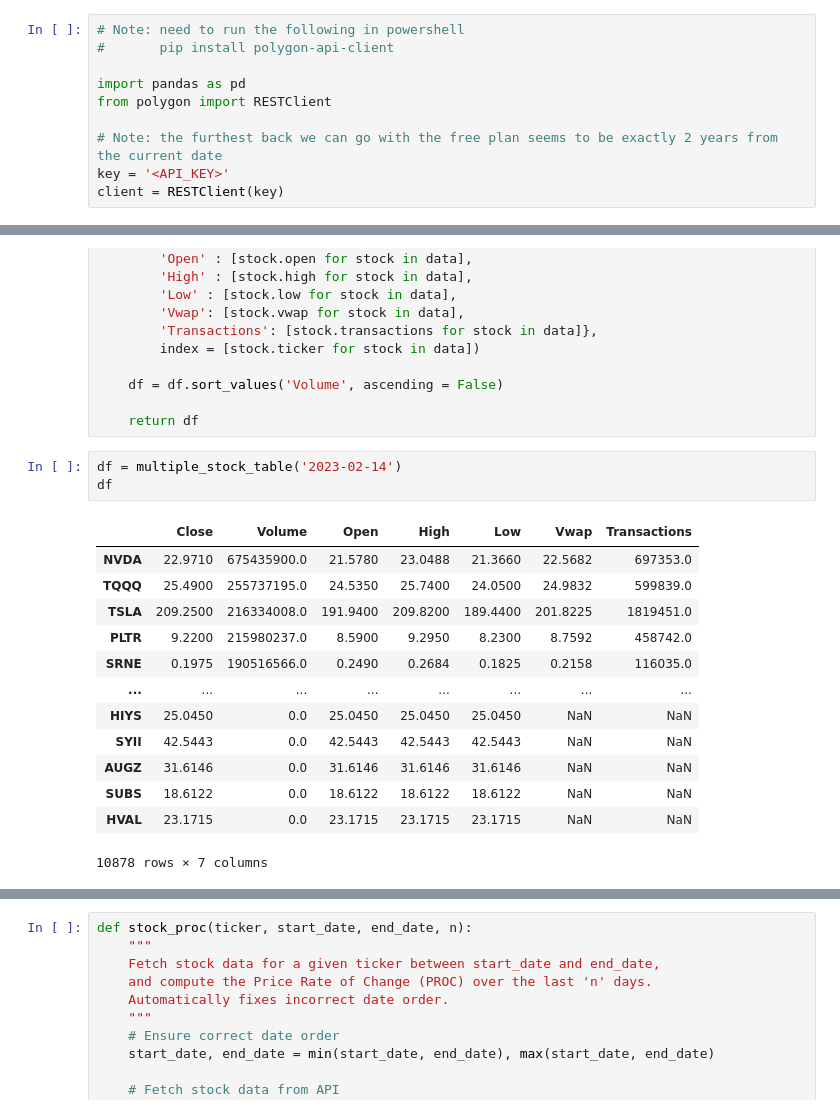
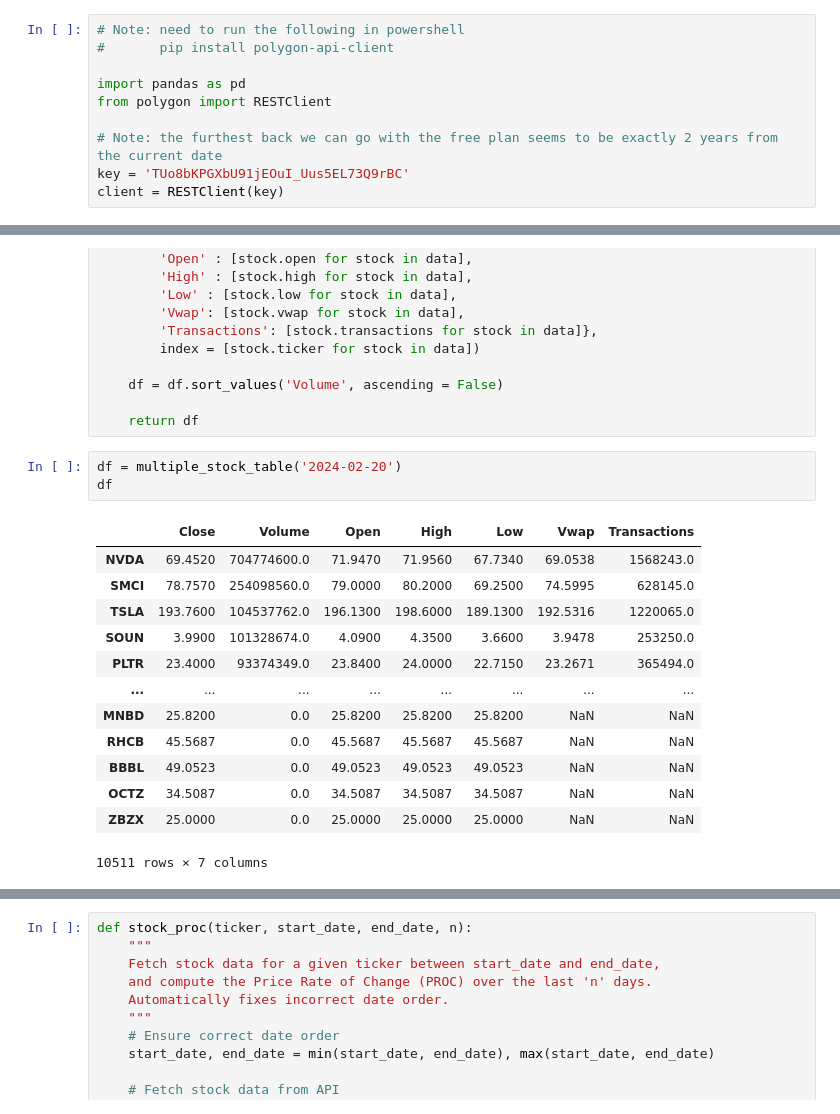
Before and after one commit to Justin-Pascua/PIC16B-Group-E, a Jupyter notebook: Polygon_API.ipynb, the cells around one changed output, grey strips where cells are left out. Drawn from its saved outputs; the diff is of its cells as text.

```diff
--- a/Polygon_API.ipynb
+++ b/Polygon_API.ipynb
@@ -6,7 +6,7 @@ import pandas as pd
 from polygon import RESTClient
 
 # Note: the furthest back we can go with the free plan seems to be exactly 2 years from the current date
-key = '<API_KEY>'
+key = 'TUo8bKPGXbU91jEOuI_Uus5EL73Q9rBC'
 client = RESTClient(key)
 # %%
 from datetime import datetime
@@ -55,22 +55,22 @@ def multiple_stock_table(date):
 
     return df
 # %%
-df = multiple_stock_table('2023-02-14')
+df = multiple_stock_table('2024-02-20')
 df
 # %% [output]
 |  | Close | Volume | Open | High | Low | Vwap | Transactions |
-| NVDA | 22.9710 | 675435900.0 | 21.5780 | 23.0488 | 21.3660 | 22.5682 | 697353.0 |
-| TQQQ | 25.4900 | 255737195.0 | 24.5350 | 25.7400 | 24.0500 | 24.9832 | 599839.0 |
-| TSLA | 209.2500 | 216334008.0 | 191.9400 | 209.8200 | 189.4400 | 201.8225 | 1819451.0 |
-| PLTR | 9.2200 | 215980237.0 | 8.5900 | 9.2950 | 8.2300 | 8.7592 | 458742.0 |
-| SRNE | 0.1975 | 190516566.0 | 0.2490 | 0.2684 | 0.1825 | 0.2158 | 116035.0 |
+| NVDA | 69.4520 | 704774600.0 | 71.9470 | 71.9560 | 67.7340 | 69.0538 | 1568243.0 |
+| SMCI | 78.7570 | 254098560.0 | 79.0000 | 80.2000 | 69.2500 | 74.5995 | 628145.0 |
+| TSLA | 193.7600 | 104537762.0 | 196.1300 | 198.6000 | 189.1300 | 192.5316 | 1220065.0 |
+| SOUN | 3.9900 | 101328674.0 | 4.0900 | 4.3500 | 3.6600 | 3.9478 | 253250.0 |
+| PLTR | 23.4000 | 93374349.0 | 23.8400 | 24.0000 | 22.7150 | 23.2671 | 365494.0 |
 | ... | ... | ... | ... | ... | ... | ... | ... |
-| HIYS | 25.0450 | 0.0 | 25.0450 | 25.0450 | 25.0450 | NaN | NaN |
-| SYII | 42.5443 | 0.0 | 42.5443 | 42.5443 | 42.5443 | NaN | NaN |
-| AUGZ | 31.6146 | 0.0 | 31.6146 | 31.6146 | 31.6146 | NaN | NaN |
-| SUBS | 18.6122 | 0.0 | 18.6122 | 18.6122 | 18.6122 | NaN | NaN |
-| HVAL | 23.1715 | 0.0 | 23.1715 | 23.1715 | 23.1715 | NaN | NaN |
+| MNBD | 25.8200 | 0.0 | 25.8200 | 25.8200 | 25.8200 | NaN | NaN |
+| RHCB | 45.5687 | 0.0 | 45.5687 | 45.5687 | 45.5687 | NaN | NaN |
+| BBBL | 49.0523 | 0.0 | 49.0523 | 49.0523 | 49.0523 | NaN | NaN |
+| OCTZ | 34.5087 | 0.0 | 34.5087 | 34.5087 | 34.5087 | NaN | NaN |
+| ZBZX | 25.0000 | 0.0 | 25.0000 | 25.0000 | 25.0000 | NaN | NaN |
-10878 rows × 7 columns
+10511 rows × 7 columns
 # %%
 def single_stock_table(ticker, start_date, end_date):
     """
```
Also changed, not shown: parts of 7 cells of this notebook.
